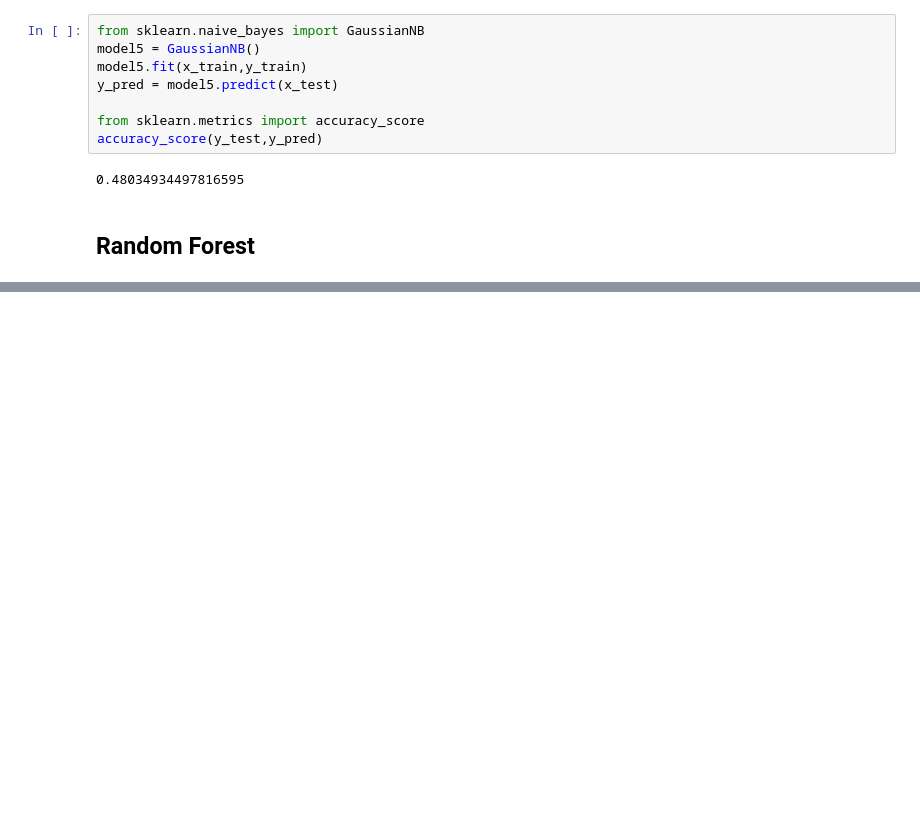
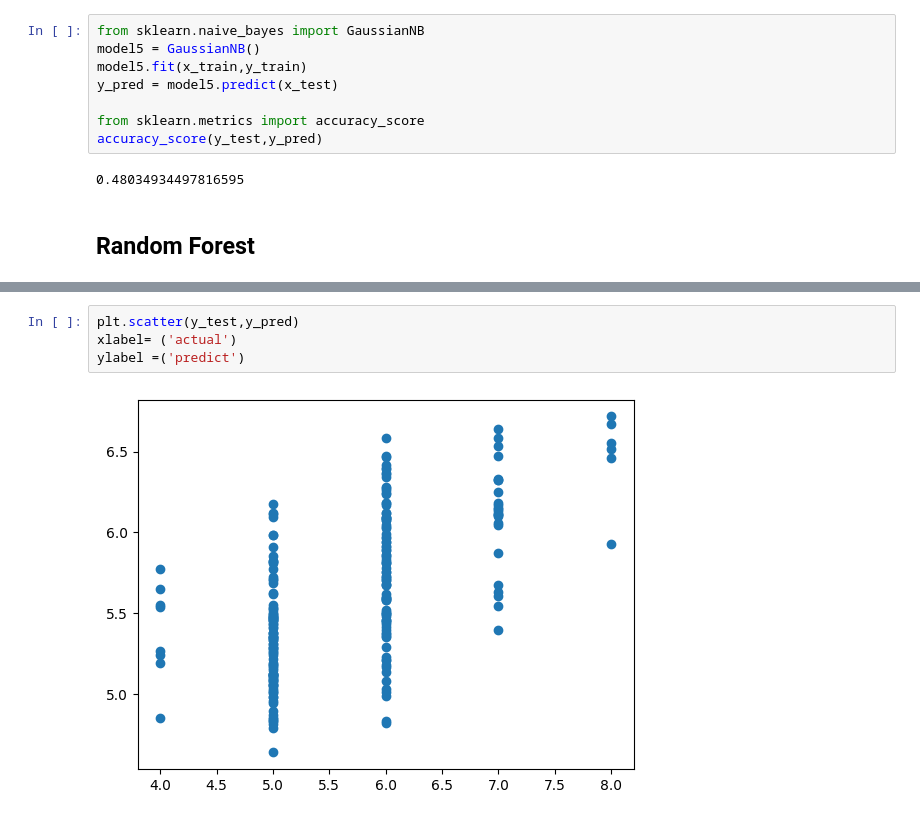
Before and after one commit to Ratheesh1104/WIne-Quality-Predicition, a Jupyter notebook: notebook/MODEL TRAINING.ipynb, the cells around one changed output, grey strips where cells are left out. Drawn from its saved outputs; the diff is of its cells as text; blank space fills up the shorter version.

```diff
--- a/notebook/MODEL TRAINING.ipynb
+++ b/notebook/MODEL TRAINING.ipynb
@@ -118,0 +141,6 @@ from sklearn.xbg
+# %%
+plt.scatter(y_test,y_pred)
+xlabel= ('actual')
+ylabel =('predict')
+# %% [output]
+[figure, added]
```
Also changed, not shown: parts of 6 cells of this notebook.
